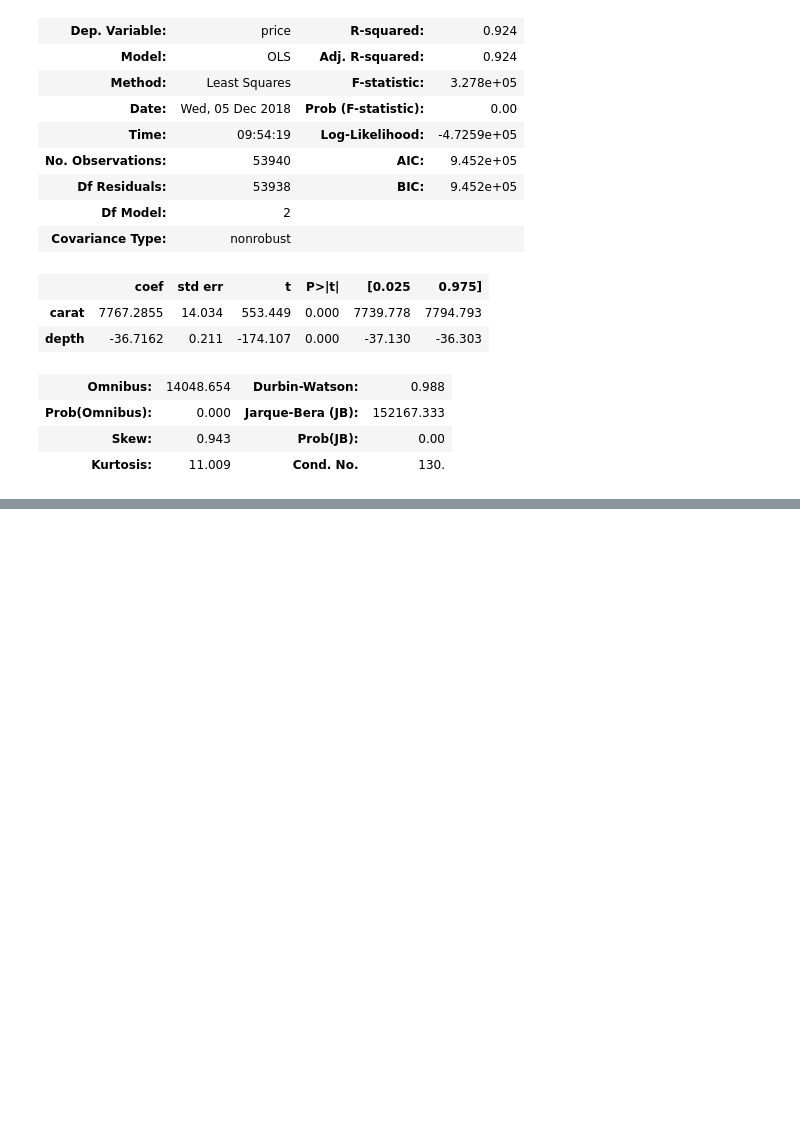
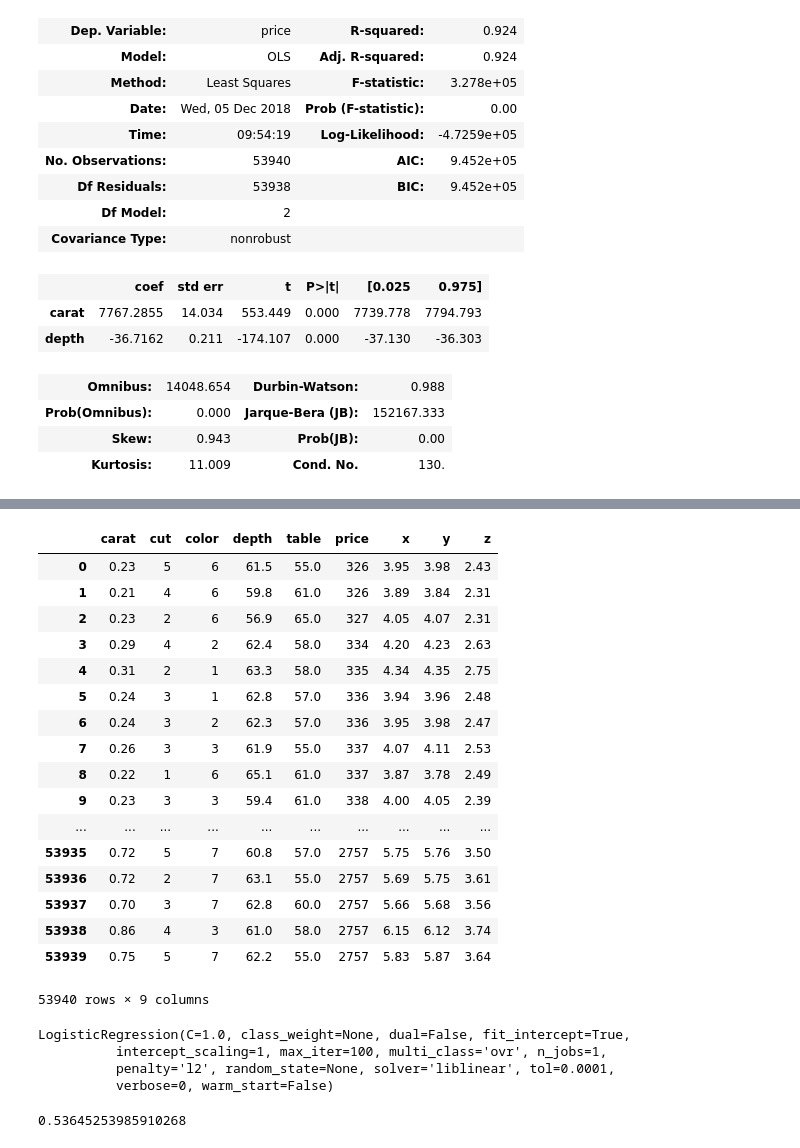
Before and after one commit to konstantinGulish/diamondsPracticeExercise, a Jupyter notebook: Diamonds_Notebook.ipynb, the cells around one changed output, grey strips where cells are left out. Drawn from its saved outputs; the diff is of its cells as text; code cells hidden in the pictures; blank space fills up the shorter version.

```diff
--- a/Diamonds_Notebook.ipynb
+++ b/Diamonds_Notebook.ipynb
@@ -306,0 +408,19 @@ OLS Regression Results
+# %%
+modeldf = df.copy()
+# %%
+modeldf['cut'] = modeldf['cut'].map({'Fair':1,
+                                     'Good':2,
+                                     'Very Good':3,
+                                     'Premium': 4,
+                                     'Ideal':5})
+# %%
+modeldf['color'] = modeldf['color'].map({'J':1,
+                                     'I':2,
+                                     'H':3,
+                                     'G': 4,
+                                     'F':5,
+                                     'E':6,
+                                     'D':7,
+                                     'C':8,
+                                     'B':9,
+                                     'A':10})
@@ -306,0 +436,21 @@ OLS Regression Results
+# %%
+modeldf.drop(['Unnamed: 0', 'clarity'], axis = 1)b
+# %% [output]
+|  | carat | cut | color | depth | table | price | x | y | z |
+| 0 | 0.23 | 5 | 6 | 61.5 | 55.0 | 326 | 3.95 | 3.98 | 2.43 |
+| 1 | 0.21 | 4 | 6 | 59.8 | 61.0 | 326 | 3.89 | 3.84 | 2.31 |
+| 2 | 0.23 | 2 | 6 | 56.9 | 65.0 | 327 | 4.05 | 4.07 | 2.31 |
+| 3 | 0.29 | 4 | 2 | 62.4 | 58.0 | 334 | 4.20 | 4.23 | 2.63 |
+| 4 | 0.31 | 2 | 1 | 63.3 | 58.0 | 335 | 4.34 | 4.35 | 2.75 |
+| 5 | 0.24 | 3 | 1 | 62.8 | 57.0 | 336 | 3.94 | 3.96 | 2.48 |
+| 6 | 0.24 | 3 | 2 | 62.3 | 57.0 | 336 | 3.95 | 3.98 | 2.47 |
+| 7 | 0.26 | 3 | 3 | 61.9 | 55.0 | 337 | 4.07 | 4.11 | 2.53 |
+| 8 | 0.22 | 1 | 6 | 65.1 | 61.0 | 337 | 3.87 | 3.78 | 2.49 |
+| 9 | 0.23 | 3 | 3 | 59.4 | 61.0 | 338 | 4.00 | 4.05 | 2.39 |
+| ... | ... | ... | ... | ... | ... | ... | ... | ... | ... |
+| 53935 | 0.72 | 5 | 7 | 60.8 | 57.0 | 2757 | 5.75 | 5.76 | 3.50 |
+| 53936 | 0.72 | 2 | 7 | 63.1 | 55.0 | 2757 | 5.69 | 5.75 | 3.61 |
+| 53937 | 0.70 | 3 | 7 | 62.8 | 60.0 | 2757 | 5.66 | 5.68 | 3.56 |
+| 53938 | 0.86 | 4 | 3 | 61.0 | 58.0 | 2757 | 6.15 | 6.12 | 3.74 |
+| 53939 | 0.75 | 5 | 7 | 62.2 | 55.0 | 2757 | 5.83 | 5.87 | 3.64 |
+53940 rows × 9 columns
@@ -306,0 +463,12 @@ OLS Regression Results
+# %%
+LogReg = LogisticRegression()
+LogReg.fit(X_train, y_train)
+# %% [output]
+LogisticRegression(C=1.0, class_weight=None, dual=False, fit_intercept=True,
+          intercept_scaling=1, max_iter=100, multi_class='ovr', n_jobs=1,
+          penalty='l2', random_state=None, solver='liblinear', tol=0.0001,
+          verbose=0, warm_start=False)
+# %%
+LogReg.score(X_train, y_train)
+# %% [output]
+0.53645253985910268
```
Also changed, not shown: parts of 36 cells of this notebook.
